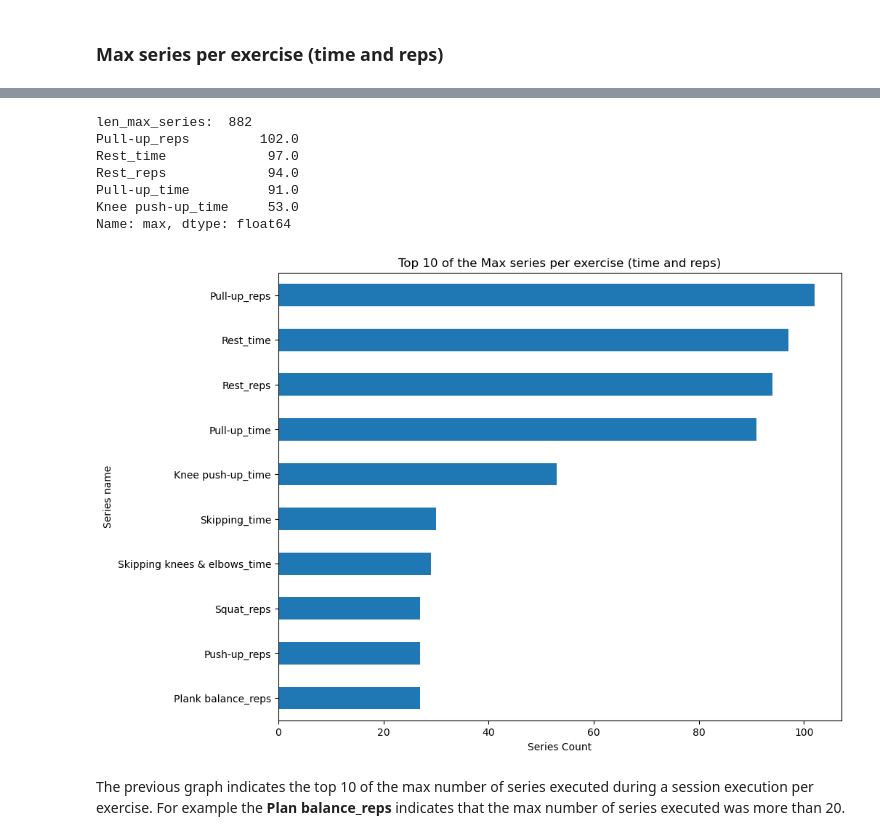
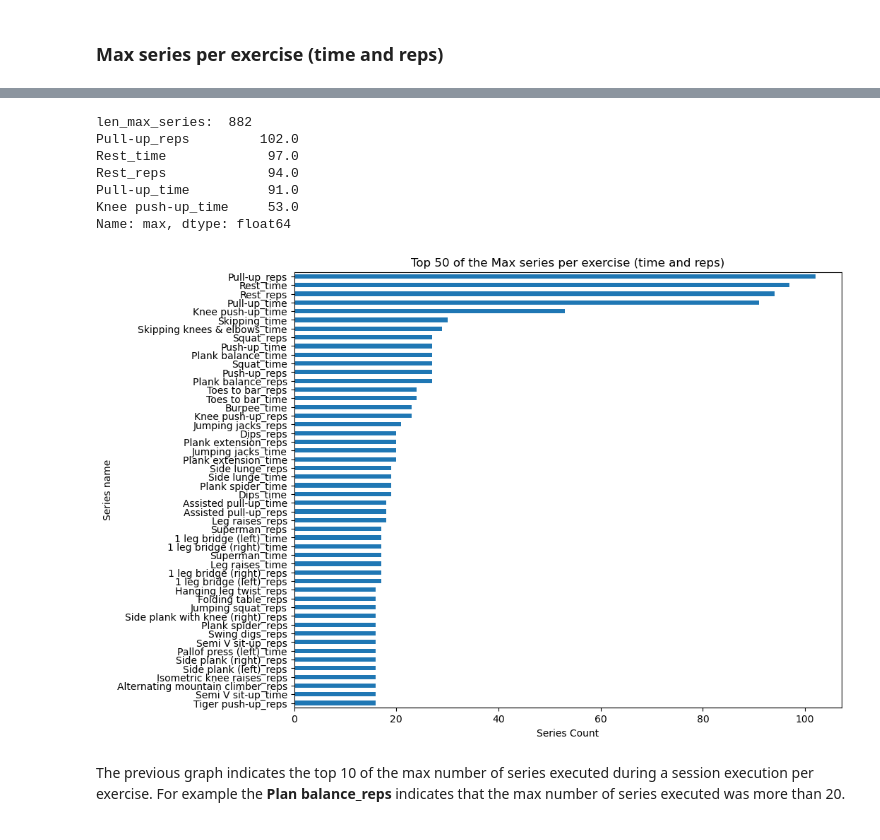
Before and after one commit to evidadeusto/mhunters, a Jupyter notebook: analysis_oscar_preprocessing/data_cleaning_dataframe_session_v0.ipynb, the cells around one changed output, grey strips where cells are left out. Drawn from its saved outputs; the diff is of its cells as text; code cells hidden in the pictures.

```diff
--- a/analysis_oscar_preprocessing/data_cleaning_dataframe_session_v0.ipynb
+++ b/analysis_oscar_preprocessing/data_cleaning_dataframe_session_v0.ipynb
@@ -76,13 +95,13 @@ df_exercises = df.drop(columns=['session_executions_updated_at',
 # %%
 def add_count_and_sum_columns(df):
     """
-    Add the folloiwng columns to a DataFrame.
-    total reps: Sum of all the rep values executed during the session.
-    total time: Sum of the total time values for all the exercises during the session.
+    Add the followings columns to a DataFrame.
+    sum_of_reps: Sum of all the rep values executed during the session.
+    sum_of_time: Sum of the total time values for all the exercises during the session.
     sum_of_reps_per_exercise: Sum of the rep values executed during the session per exercise.
     sum_of_time_per_exercise: Sum of the time values during the session per exercise.
-    count_reps: The count of reps exercises executed.
-    count_time: The count of time exercises executed.
+    total_count_of_series_reps: The count of the series for reps.
+    total_count_of_series_time: The count of the sereis for time.
 
     Parameters:
     df (pandas.DataFrame): Input DataFrame.
@@ -143,8 +162,8 @@ def add_count_and_sum_columns(df):
             else:
                 pass
 
-        count_reps['total_count_of_reps'] = sum(count_reps.values())
-        count_times['total_count_of_time'] = sum(count_times.values())
+        count_reps['total_count_of_series_reps'] = sum(count_reps.values())
+        count_times['total_count_of_series_time'] = sum(count_times.values())
 
         count_reps_all[index] = count_reps | sum_of_reps | sum_of_reps_per_exercise | count_times | sum_of_time | sum_of_time_per_exercise
 
@@ -170,13 +194,19 @@ individual_session_execution.loc[individual_session_execution.astype(bool)]['sum
+# %%
+def regex_word_to_included(df, words_to_include):
+    values_no_removed = []
+    for word_to_include in words_to_include:
+        pattern = re.compile(word_to_include)
+        values_no_removed.append(df[df.keys().str.contains(pattern)])
+    return values_no_removed
 # %%
-def plot_of_columns_based_on_regex(df,  plot_conf, words_to_include =[], ascending = True):
+def barh_plot_of_columns(df,  plot_conf, words_to_include =[], ascending = True):
 
-    values_no_removed = []
-    for word_to_include in words_to_include:
-        pattern = re.compile(word_to_include)
-        values_no_removed.append(df[df.keys().str.contains(pattern)])
+    values_no_removed = regex_word_to_included(df, words_to_include)
 
     max_series = pd.concat(values_no_removed)
     max_series = max_series.sort_values(ascending=False)
+
+    max_regex = copy.copy(max_series)
 
     print("len_max_series: ", len(max_series))
     # Getting the first indicated values
@@ -193,6 +223,7 @@ def plot_of_columns_based_on_regex(df,  plot_conf, words_to_include =[], ascendi
 
     # Show the plot
     plt.show()
+    return max_regex
 # %% [markdown]
 # Initial statistics descriptive
 # %%
@@ -200,8 +231,8 @@ df_describe = df_series_recalculated.describe()
 # %%
 # Columns to drop from the df
 columns_to_remove = ['user_programs_user_id',
-                     'total_count_of_time',
-                     'total_count_of_reps',
+                     'total_count_of_series_time',
+                     'total_count_of_series_reps',
                      'sum_of_reps',
                      'sum_of_time',
                      'session_executions_summary_effort',
@@ -227,24 +273,24 @@ max_values = get_max_values(df_describe)
 # %%
 words_to_include = ['_time$', '_reps$']
 
-range_reps = (0,10)
+range_reps = (0,50)
 plot_conf = {
    'range_values_to_plot' : range_reps,
    'title' : 'Top ' + str(range_reps[1]) + ' of the Max series per exercise (time and reps)',
    'xlabel' : 'Series Count',
    'ylabel' : 'Series name'
 }
 
-plot_of_columns_based_on_regex(max_values, plot_conf, words_to_include)
+max_new = barh_plot_of_columns(max_values, plot_conf, words_to_include)
 # %% [output]
 len_max_series:  882
 Pull-up_reps         102.0
 Rest_time             97.0
 Rest_reps             94.0
 Pull-up_time          91.0
 Knee push-up_time     53.0
 Name: max, dtype: float64
-[figure, old version]
+[figure, new version]
 # %% [markdown]
 The previous graph indicates the top 10 of the max number of series executed during a session execution per exercise. For example the **Plan balance_reps** indicates that the max number of series executed was more than 20.
 # %% [markdown]
```
Also changed, not shown: parts of 15 cells of this notebook, 1 other file.
